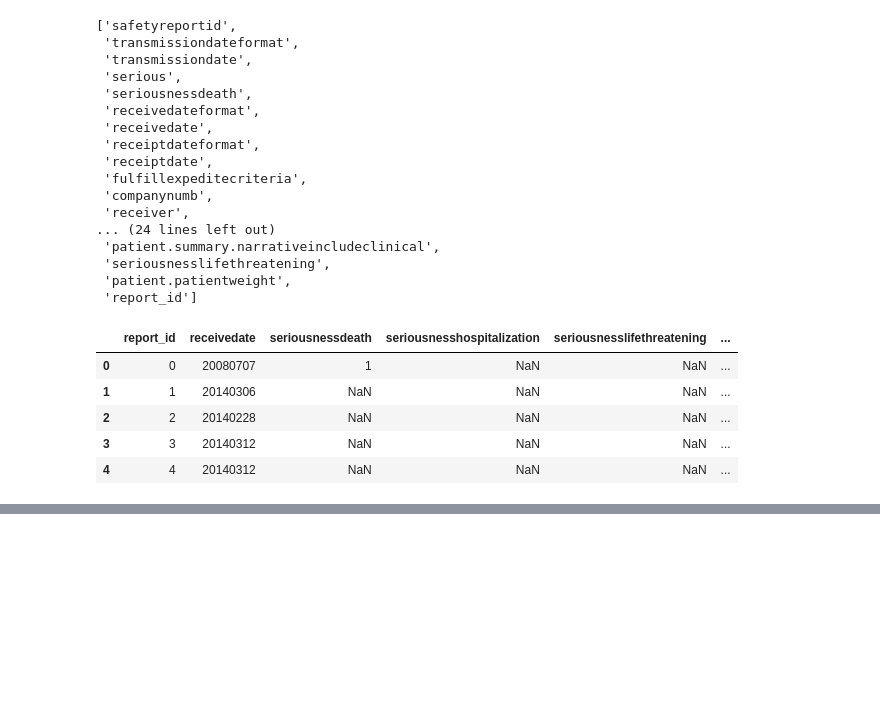
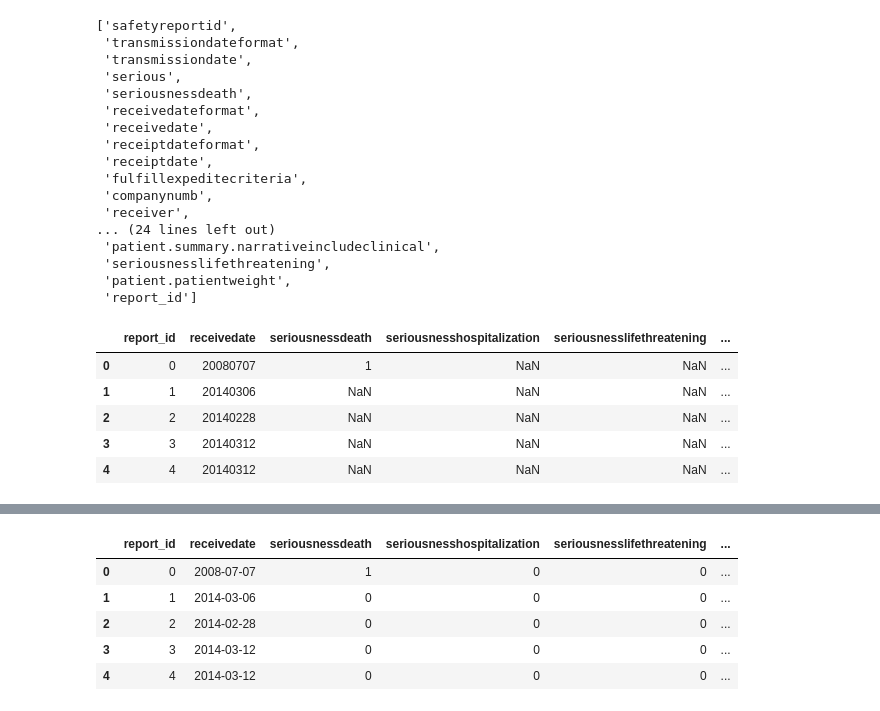
Before and after one commit to tungstennn/DrugSafe, a Jupyter notebook: EDA/explore_fda_data.ipynb, the cells around one changed output, grey strips where cells are left out. Drawn from its saved outputs; the diff is of its cells as text; code cells hidden in the pictures; blank space fills up the shorter version.

Commit message:
df_reports EDA complete

```diff
--- a/EDA/explore_fda_data.ipynb
+++ b/EDA/explore_fda_data.ipynb
@@ -129,11 +129,9 @@ report_columns_to_keep = [
     "seriousnessdisabling",
     "seriousnessother",
     "patient.patientonsetage",
+    "patient.patientonsetageunit",
     "patient.patientsex",
-    "patient.reaction",
-    #"patient.drug.drugindication",
-    # "patient.drug.openfda.brand_name",
-    # "patient.drug"
+    'patient.patientweight'
 ]
 
 df_reports_filtered = df_reports[report_columns_to_keep]
@@ -147,0 +167,3 @@ df_reports_filtered.head()
+# %%
+df_reports_filtered["receivedate"] = pd.to_datetime(df_reports_filtered["receivedate"], errors="coerce")
+df_reports_filtered["receivedate"].head()
@@ -147,0 +182,20 @@ df_reports_filtered.head()
+# %%
+serious_cols = [
+    "seriousnessdeath",
+    "seriousnesshospitalization",
+    "seriousnesslifethreatening",
+    "seriousnessdisabling",
+    "seriousnessother"
+]
+
+for cols in serious_cols:
+    df_reports_filtered.loc[:,cols] = df_reports_filtered[cols].fillna(0).astype(int)
+
+df_reports_filtered.head()
+# %% [output]
+|  | report_id | receivedate | seriousnessdeath | seriousnesshospitalization | seriousnesslifethreatening | ... |
+| 0 | 0 | 2008-07-07 | 1 | 0 | 0 | ... |
+| 1 | 1 | 2014-03-06 | 0 | 0 | 0 | ... |
+| 2 | 2 | 2014-02-28 | 0 | 0 | 0 | ... |
+| 3 | 3 | 2014-03-12 | 0 | 0 | 0 | ... |
+| 4 | 4 | 2014-03-12 | 0 | 0 | 0 | ... |
```
Also changed, not shown: parts of 6 cells of this notebook.
